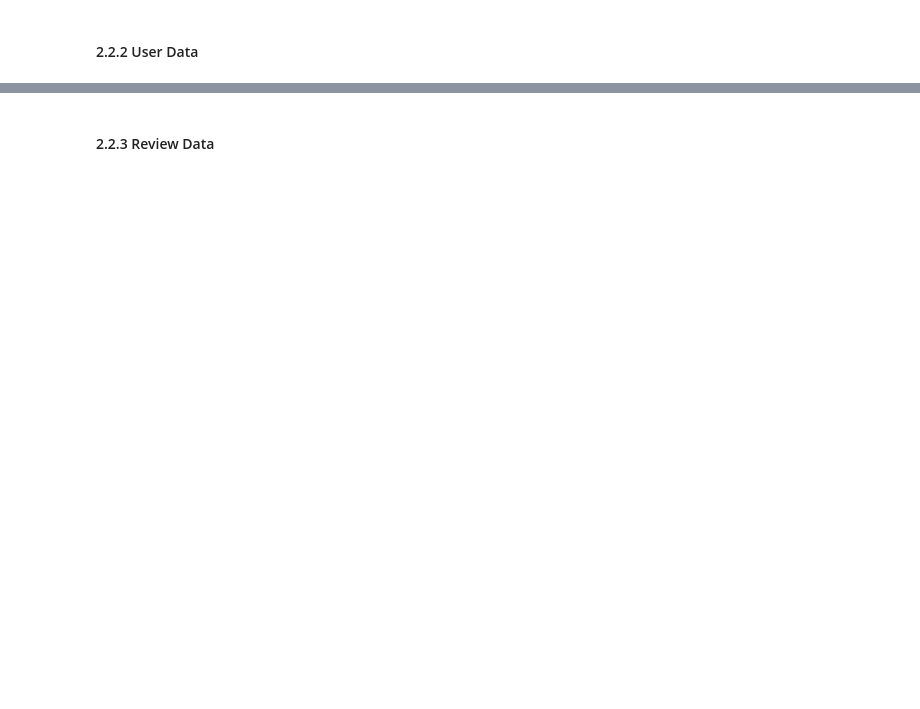
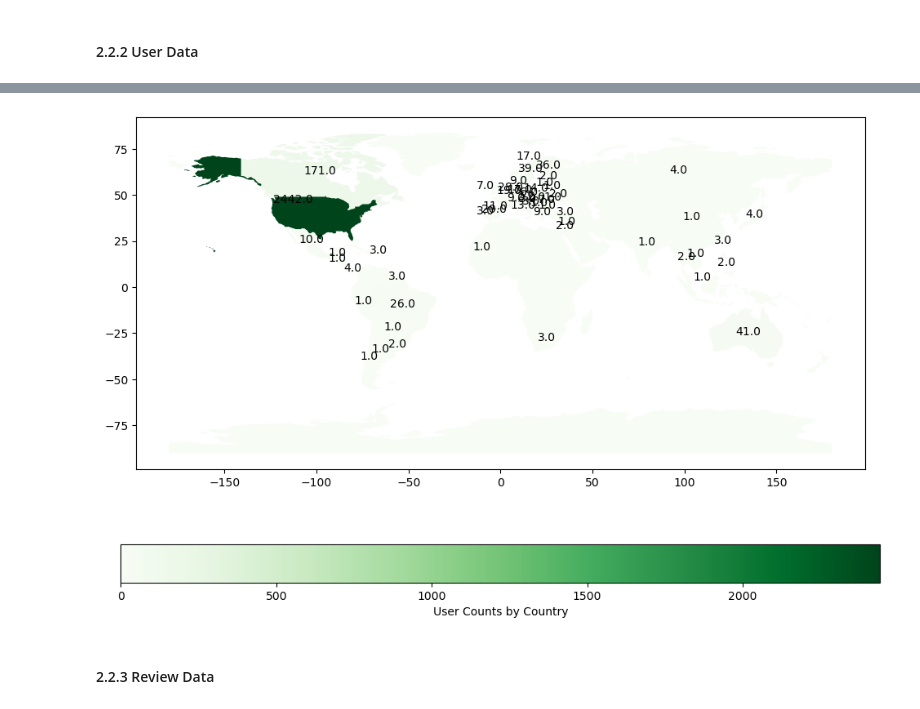
Before and after one commit to epfl-ada/ada-2023-project-adapowerup2023, a Jupyter notebook: Beer_review_M2_modified.ipynb, the cells around one changed output, grey strips where cells are left out. Cells and saved outputs as stored; diff of their text form; code cells hidden in the pictures; blank space fills up the shorter version.

```diff
--- a/Beer_review_M2_modified.ipynb
+++ b/Beer_review_M2_modified.ipynb
@@ -178,0 +158,18 @@ location
+# %%
+file_path = '.\\matched_beer_data\\users.csv'
+df = pd.read_csv(file_path)
+df = df.drop(df.index[0])
+# %%
+location = []
+for item1 in df['rb.1'].values:
+    closest_match = None
+    highest_similarity = 0
+    for item2 in world['name'].values:
+        similarity = fuzz.ratio(item1, item2)
+        if similarity > highest_similarity:
+            closest_match = item2
+            highest_similarity = similarity
+    location.append(closest_match)
+
+df['location'] = location
+print(df['location'] )
@@ -179,2 +205,28 @@ location
+# %%
+user_counts = df['location'].value_counts().reset_index()
+user_counts.columns = ['country', 'count']
+
+world = gpd.read_file(gpd.datasets.get_path('naturalearth_lowres'))
+
+# Merge world map data and user count data
+# Note: Some adjustments may need to be made here based on the specific situation of the country names in your data set.
+world = world.merge(user_counts, how='left', left_on='name', right_on='country')
+
+# Regions with NaN number of users are set to 0
+world['count'] = world['count'].fillna(0)
+
+# Draw map
+world.plot(column='count', cmap='Greens', figsize=(12, 8), legend=True,
+           legend_kwds={'label': "User Counts by Country",
+                        'orientation': "horizontal"})
+for idx, row in world.iterrows():
+    count_value = row['count']
+    if count_value != 0:
+        plt.annotate(text=count_value, xy=(row['geometry'].centroid.x, row['geometry'].centroid.y),
+                     horizontalalignment='center')
+
+plt.show()
+# %% [output]
+[figure, added]
 # %% [markdown]
 #### 2.2.3 Review Data
```
Also changed, not shown: parts of 70 cells of this notebook.
